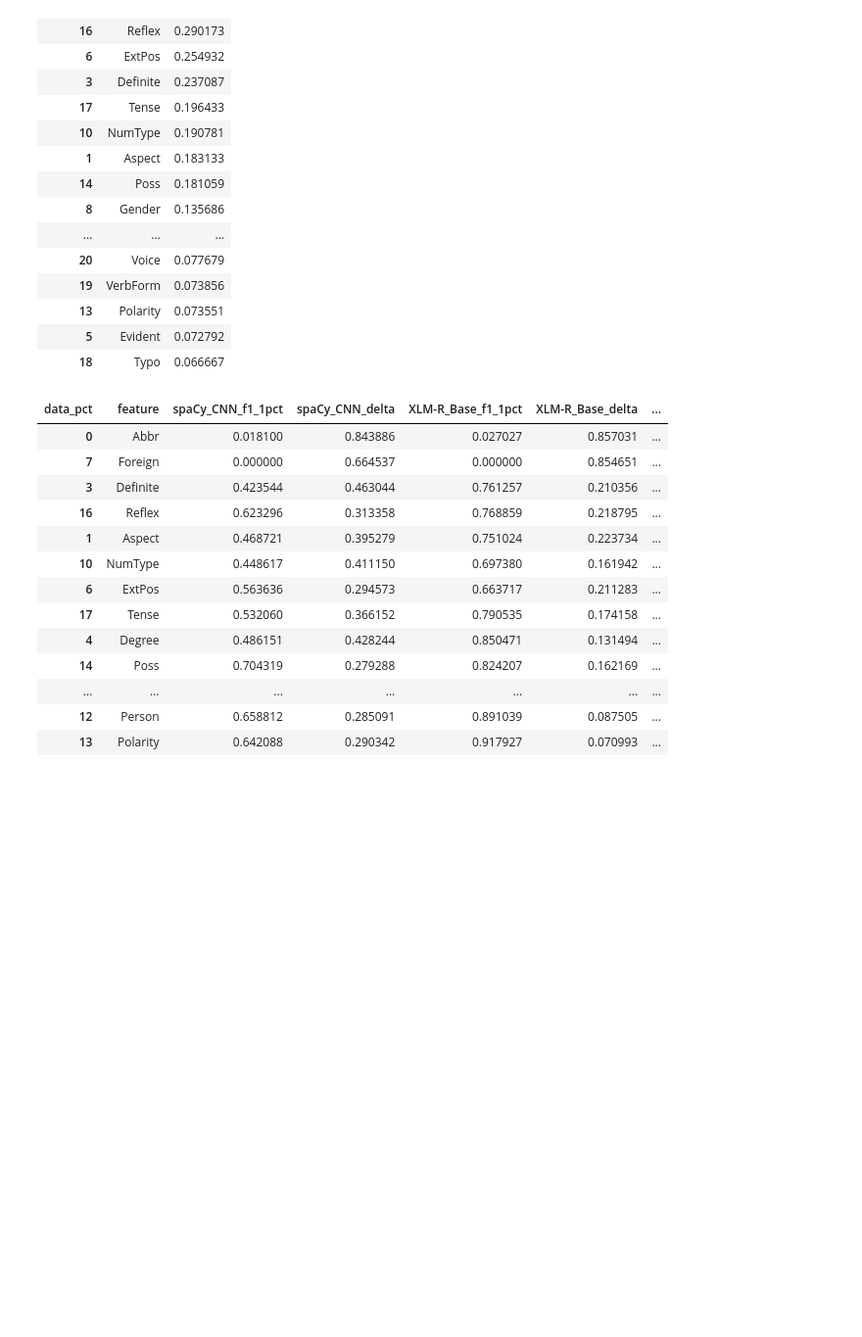
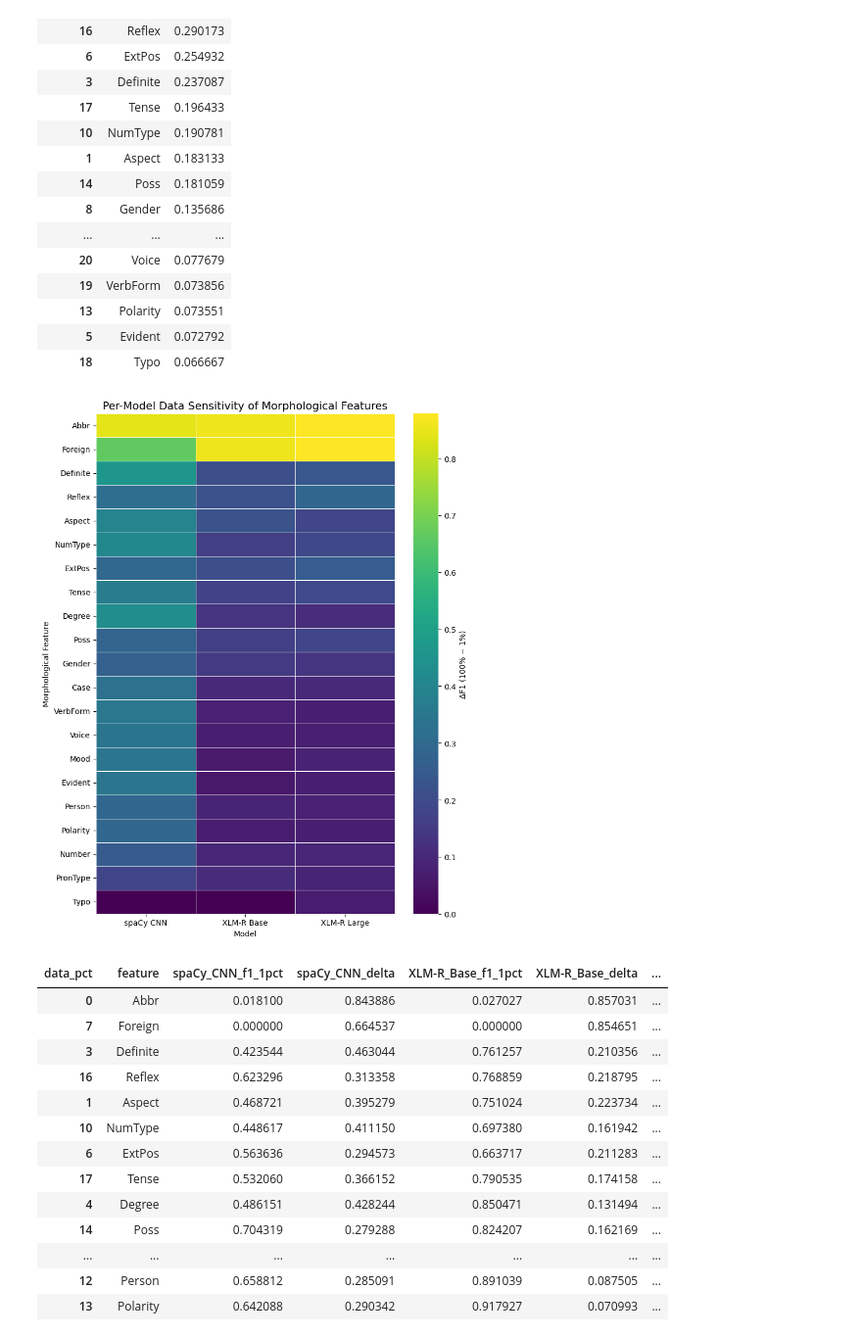
Before and after one commit to JesseLau24/Fengdi_Huang_Master_Thesis_Repo, a Jupyter notebook: 3_fine_grain_morph.ipynb, the cells around one changed output. Shown: that part at 98% size. Drawn from its saved outputs; the diff is of its cells as text; code cells hidden in the pictures; blank space fills up the shorter version.

```diff
--- a/3_fine_grain_morph.ipynb
+++ b/3_fine_grain_morph.ipynb
@@ -134,6 +134,50 @@ for model_name, subdf in model_groups.items():
 | 13 | Polarity | 0.073551 |
 | 5 | Evident | 0.072792 |
 | 18 | Typo | 0.066667 |
+# %%
+# ===== Cell 1b: ΔF1 Heatmap (feature × model) =====
+
+import pandas as pd
+import matplotlib.pyplot as plt
+import seaborn as sns
+
+# 1️⃣ 合并所有模型的 delta_f1 成一个表
+heatmap_df = None
+
+for model_name, df in delta_tables_clean.items():
+    tmp = df.copy()
+    tmp = tmp.rename(columns={"delta_f1": model_name})
+    tmp = tmp.set_index("feature")
+
+    if heatmap_df is None:
+        heatmap_df = tmp
+    else:
+        heatmap_df = heatmap_df.join(tmp, how="outer")
+
+# 2️⃣ 可选：按平均 ΔF1 排序 feature（仅用于展示顺序，不是分析指标）
+heatmap_df["mean_delta"] = heatmap_df.mean(axis=1)
+heatmap_df = heatmap_df.sort_values("mean_delta", ascending=False)
+heatmap_df = heatmap_df.drop(columns="mean_delta")
+
+# 3️⃣ 画 heatmap
+plt.figure(figsize=(8, 10))
+
+sns.heatmap(
+    heatmap_df,
+    cmap="viridis",
+    linewidths=0.5,
+    linecolor="white",
+    cbar_kws={"label": "ΔF1 (100% − 1%)"}
+)
+
+plt.title("Per-Model Data Sensitivity of Morphological Features", fontsize=14)
+plt.xlabel("Model")
+plt.ylabel("Morphological Feature")
+
+plt.tight_layout()
+plt.show()
+# %% [output]
+[figure, added]
 # %%
 # ===== Cell 2: Cross-model aggregation (mean_1pct_f1 + mean_delta_f1) =====
 
```
